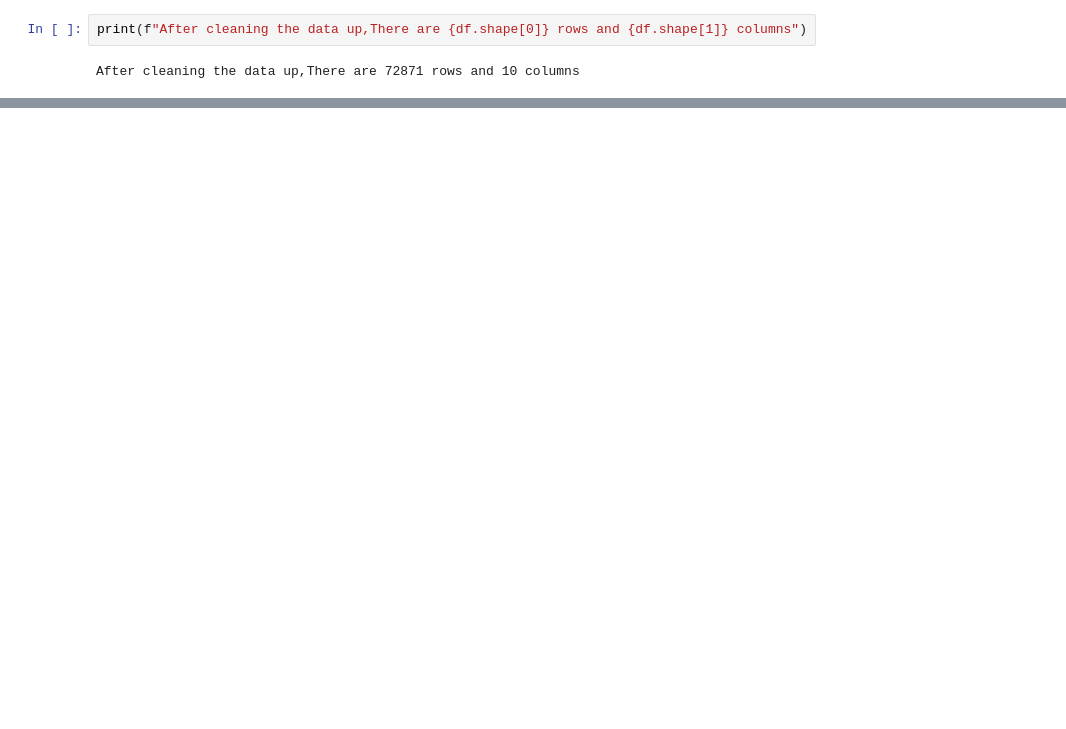
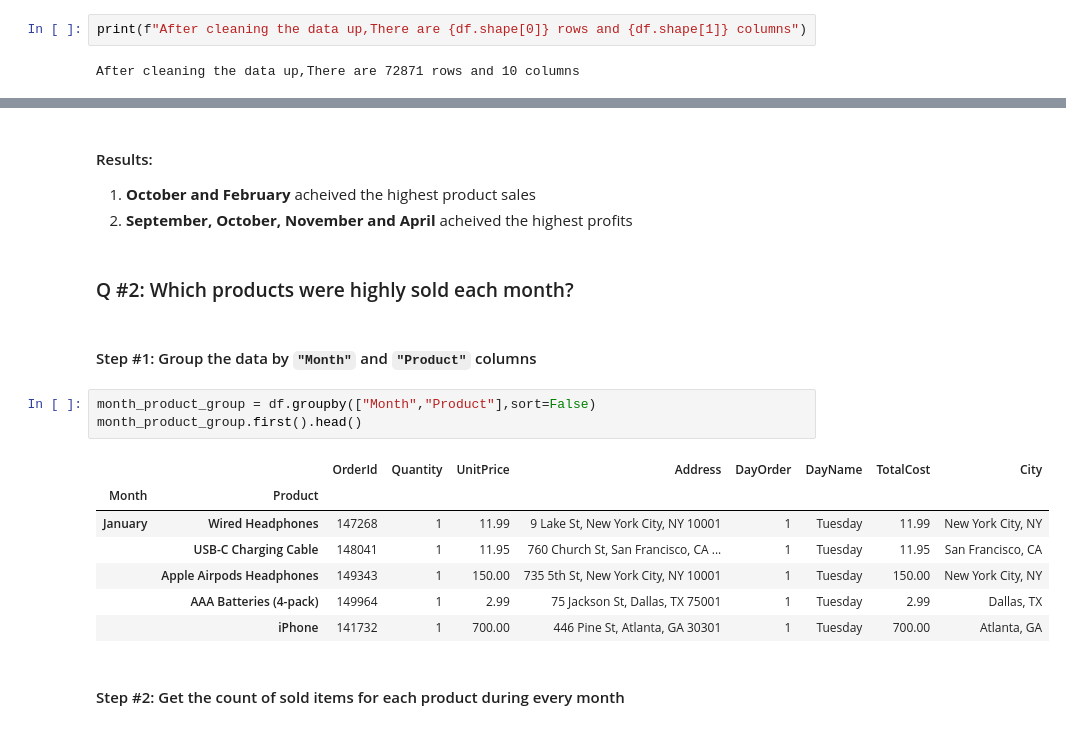
Before and after one commit to Yousef-Medhat56/py-sales-analysis, a Jupyter notebook: sales-analysis.ipynb, the cells around one changed output, grey strips where cells are left out. Cells and saved outputs as stored; diff of their text form; blank space fills up the shorter version.

Commit message:
explore which products were highly sold each month

````diff
--- a/sales-analysis.ipynb
+++ b/sales-analysis.ipynb
@@ -267,0 +264,21 @@ Text(0.5, 1.0, 'Monthly product sales')
+# %% [markdown]
+#### Results:
+1. **October and February** acheived the highest product sales
+2. **September, October, November and April** acheived the highest profits
+# %% [markdown]
+### Q #2: Which products were highly sold each month?
+# %% [markdown]
+#### Step #1: Group the data by ```"Month"``` and ```"Product"``` columns
+# %%
+month_product_group = df.groupby(["Month","Product"],sort=False)
+month_product_group.first().head()
+# %% [output]
+|  |  | OrderId | Quantity | UnitPrice | Address | DayOrder | DayName | TotalCost | City |
+| Month | Product |  |  |  |  |  |  |  |  |
+| January | Wired Headphones | 147268 | 1 | 11.99 | 9 Lake St, New York City, NY 10001 | 1 | Tuesday | 11.99 | New York City, NY |
+|  | USB-C Charging Cable | 148041 | 1 | 11.95 | 760 Church St, San Francisco, CA ... | 1 | Tuesday | 11.95 | San Francisco, CA |
+|  | Apple Airpods Headphones | 149343 | 1 | 150.00 | 735 5th St, New York City, NY 10001 | 1 | Tuesday | 150.00 | New York City, NY |
+|  | AAA Batteries (4-pack) | 149964 | 1 | 2.99 | 75 Jackson St, Dallas, TX 75001 | 1 | Tuesday | 2.99 | Dallas, TX |
+|  | iPhone | 141732 | 1 | 700.00 | 446 Pine St, Atlanta, GA 30301 | 1 | Tuesday | 700.00 | Atlanta, GA |
+# %% [markdown]
+#### Step #2: Get the count of sold items for each product during every month
````
Also changed, not shown: parts of 39 cells of this notebook.
